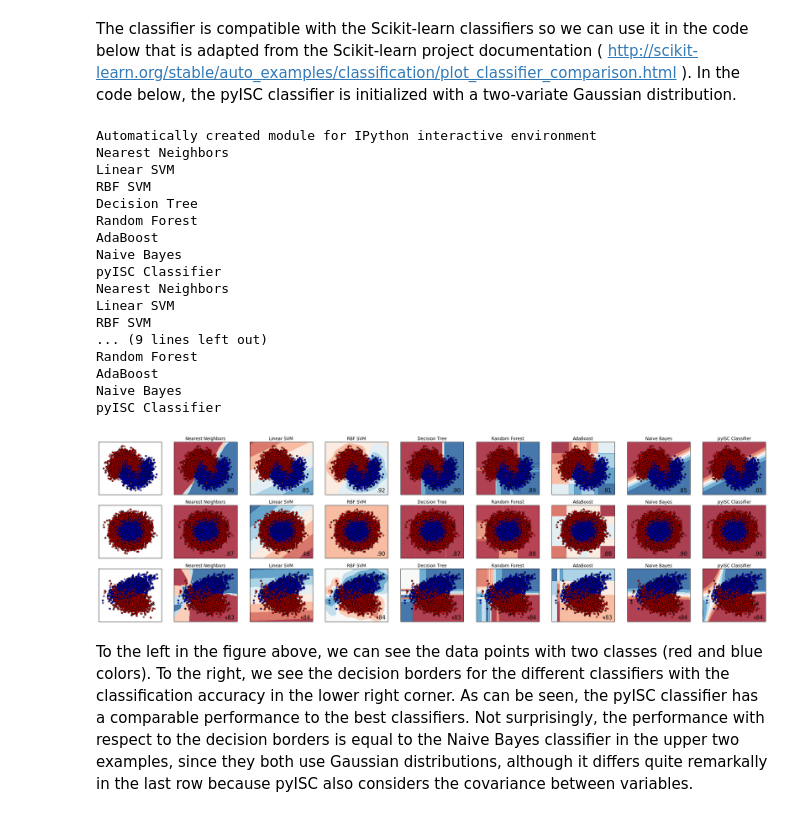
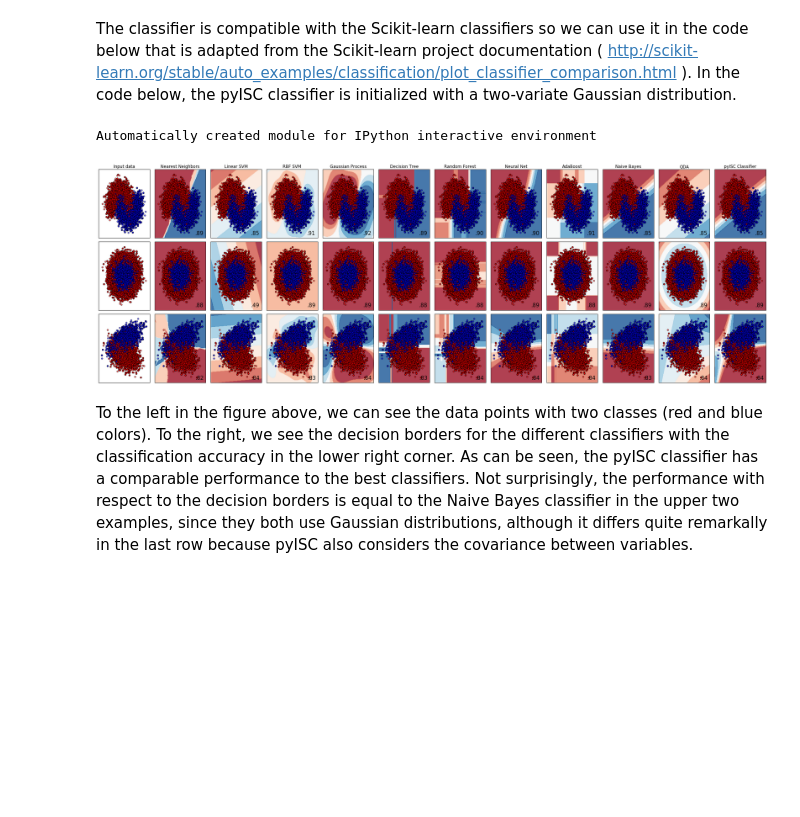
Before and after one commit to STREAM3/pyISC, a Jupyter notebook: docs/pyISC_classification_example_2.ipynb, the cells around one changed output. Cells and saved outputs as stored; diff of their text form; code cells hidden in the pictures; blank space fills up the shorter version.

```diff
--- a/docs/pyISC_classification_example_2.ipynb
+++ b/docs/pyISC_classification_example_2.ipynb
@@ -28,45 +28,48 @@ print(__doc__)
 import numpy as np
 import matplotlib.pyplot as plt
 from matplotlib.colors import ListedColormap
-from sklearn.cross_validation import train_test_split
+from sklearn.model_selection import train_test_split
 from sklearn.preprocessing import StandardScaler
 from sklearn.datasets import make_moons, make_circles, make_classification
+from sklearn.neural_network import MLPClassifier
 from sklearn.neighbors import KNeighborsClassifier
 from sklearn.svm import SVC
+from sklearn.gaussian_process import GaussianProcessClassifier
+from sklearn.gaussian_process.kernels import RBF
 from sklearn.tree import DecisionTreeClassifier
 from sklearn.ensemble import RandomForestClassifier, AdaBoostClassifier
 from sklearn.naive_bayes import GaussianNB
-#from sklearn.discriminant_analysis import LinearDiscriminantAnalysis
-#from sklearn.discriminant_analysis import QuadraticDiscriminantAnalysis
+from sklearn.discriminant_analysis import QuadraticDiscriminantAnalysis
 from pyisc import SklearnClassifier, P_Gaussian
 h = .02  # step size in the mesh
 
-names = ["Nearest Neighbors", "Linear SVM", "RBF SVM", "Decision Tree",
-         "Random Forest", "AdaBoost", "Naive Bayes", #"Linear Discriminant Analysis",
-         #"Quadratic Discriminant Analysis",
-         "pyISC Classifier", "pyISC Classifier clust"]
+names = ["Nearest Neighbors", "Linear SVM", "RBF SVM", "Gaussian Process",
+         "Decision Tree", "Random Forest", "Neural Net", "AdaBoost",
+         "Naive Bayes", "QDA",
+         "pyISC Classifier"]
 classifiers = [
     KNeighborsClassifier(3),
     SVC(kernel="linear", C=0.025),
     SVC(gamma=2, C=1),
+    GaussianProcessClassifier(1.0 * RBF(1.0), warm_start=True),
     DecisionTreeClassifier(max_depth=5),
     RandomForestClassifier(max_depth=5, n_estimators=10, max_features=1),
+    MLPClassifier(alpha=1),
     AdaBoostClassifier(),
     GaussianNB(),
-#    LinearDiscriminantAnalysis(),
-#    QuadraticDiscriminantAnalysis(),
+    QuadraticDiscriminantAnalysis(),
     SklearnClassifier(P_Gaussian([0,1]))
 ]
 
 n_samples = 5000
 
-X, y = make_classification(n_samples=n_samples,n_features=2, n_redundant=0, n_informative=2,
+X, y = make_classification(n_samples=n_samples, n_features=2, n_redundant=0, n_informative=2,
                            random_state=1, n_clusters_per_class=1)
 rng = np.random.RandomState(2)
 X += 2 * rng.uniform(size=X.shape)
 linearly_separable = (X, y)
 
-datasets = [make_moons(n_samples=n_samples,noise=0.3, random_state=0),
+datasets = [make_moons(n_samples=n_samples, noise=0.3, random_state=0),
             make_circles(n_samples=n_samples, noise=0.2, factor=0.5, random_state=1),
             linearly_separable
             ]
@@ -74,11 +77,12 @@ datasets = [make_moons(n_samples=n_samples,noise=0.3, random_state=0),
 figure = plt.figure(figsize=(27, 9))
 i = 1
 # iterate over datasets
-for ds in datasets:
+for ds_cnt, ds in enumerate(datasets):
     # preprocess dataset, split into training and test part
     X, y = ds
     X = StandardScaler().fit_transform(X)
-    X_train, X_test, y_train, y_test = train_test_split(X, y, test_size=.4)
+    X_train, X_test, y_train, y_test = \
+        train_test_split(X, y, test_size=.4, random_state=42)
 
     x_min, x_max = X[:, 0].min() - .5, X[:, 0].max() + .5
     y_min, y_max = X[:, 1].min() - .5, X[:, 1].max() + .5
@@ -89,6 +93,8 @@ for ds in datasets:
     cm = plt.cm.RdBu
     cm_bright = ListedColormap(['#FF0000', '#0000FF'])
     ax = plt.subplot(len(datasets), len(classifiers) + 1, i)
+    if ds_cnt == 0:
+        ax.set_title("Input data")
     # Plot the training points
     ax.scatter(X_train[:, 0], X_train[:, 1], c=y_train, cmap=cm_bright)
     # and testing points
@@ -101,57 +107,42 @@ for ds in datasets:
 
     # iterate over classifiers
     for name, clf in zip(names, classifiers):
-        print name
         ax = plt.subplot(len(datasets), len(classifiers) + 1, i)
         clf.fit(X_train, y_train)
         score = clf.score(X_test, y_test)
 
         # Plot the decision boundary. For that, we will assign a color to each
-        # point in the mesh [x_min, m_max]x[y_min, y_max].
+        # point in the mesh [x_min, x_max]x[y_min, y_max].
         if hasattr(clf, "decision_function"):
             Z = clf.decision_function(np.c_[xx.ravel(), yy.ravel()])
         else:
             Z = clf.predict_proba(np.c_[xx.ravel(), yy.ravel()])[:, 1]
 
         # Put the result into a color plot
         Z = Z.reshape(xx.shape)
         ax.contourf(xx, yy, Z, cmap=cm, alpha=.8)
 
         # Plot also the training points
         ax.scatter(X_train[:, 0], X_train[:, 1], c=y_train, cmap=cm_bright)
         # and testing points
         ax.scatter(X_test[:, 0], X_test[:, 1], c=y_test, cmap=cm_bright,
                    alpha=0.6)
 
         ax.set_xlim(xx.min(), xx.max())
         ax.set_ylim(yy.min(), yy.max())
         ax.set_xticks(())
         ax.set_yticks(())
-        ax.set_title(name)
+        if ds_cnt == 0:
+            ax.set_title(name)
         ax.text(xx.max() - .3, yy.min() + .3, ('%.2f' % score).lstrip('0'),
                 size=15, horizontalalignment='right')
         i += 1
 
-figure.subplots_adjust(left=.02, right=.98);
+plt.tight_layout()
+plt.show()
 # %% [output]
 Automatically created module for IPython interactive environment
-Nearest Neighbors
-Linear SVM
-RBF SVM
-Decision Tree
-Random Forest
-AdaBoost
-Naive Bayes
-pyISC Classifier
-Nearest Neighbors
-Linear SVM
-RBF SVM
-... (9 lines left out)
-Random Forest
-AdaBoost
-Naive Bayes
-pyISC Classifier
-[figure, old version]
+[figure, new version]
 # %% [markdown]
 To the left in the figure above, we can see the data points with two classes (red and blue colors). To the right, we see the decision borders for the different classifiers with the classification accuracy in the lower right corner.
 As can be seen, the pyISC classifier has a comparable performance to the best classifiers. Not surprisingly, the performance with respect to the decision borders is equal to the Naive Bayes classifier in the upper two examples, since they both use Gaussian distributions, although it differs quite remarkally in the last row because pyISC also considers the covariance between variables.
```
Also changed, not shown: parts of 1 cell of this notebook, 17 other files.
